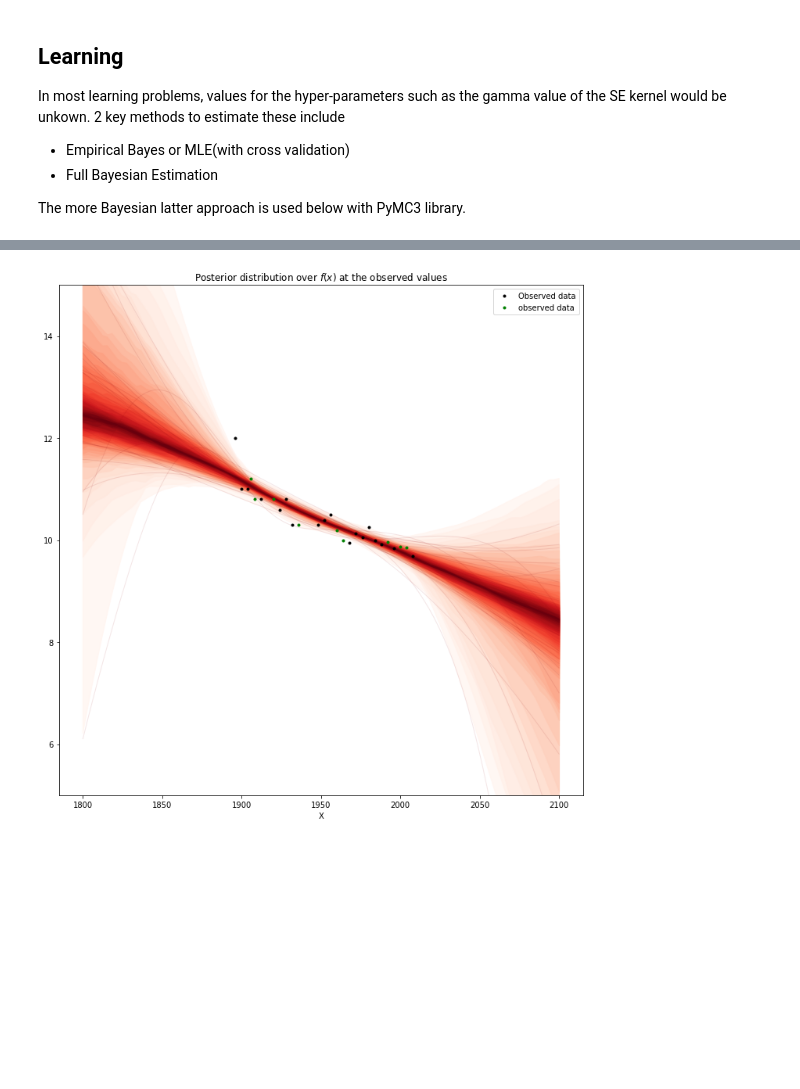
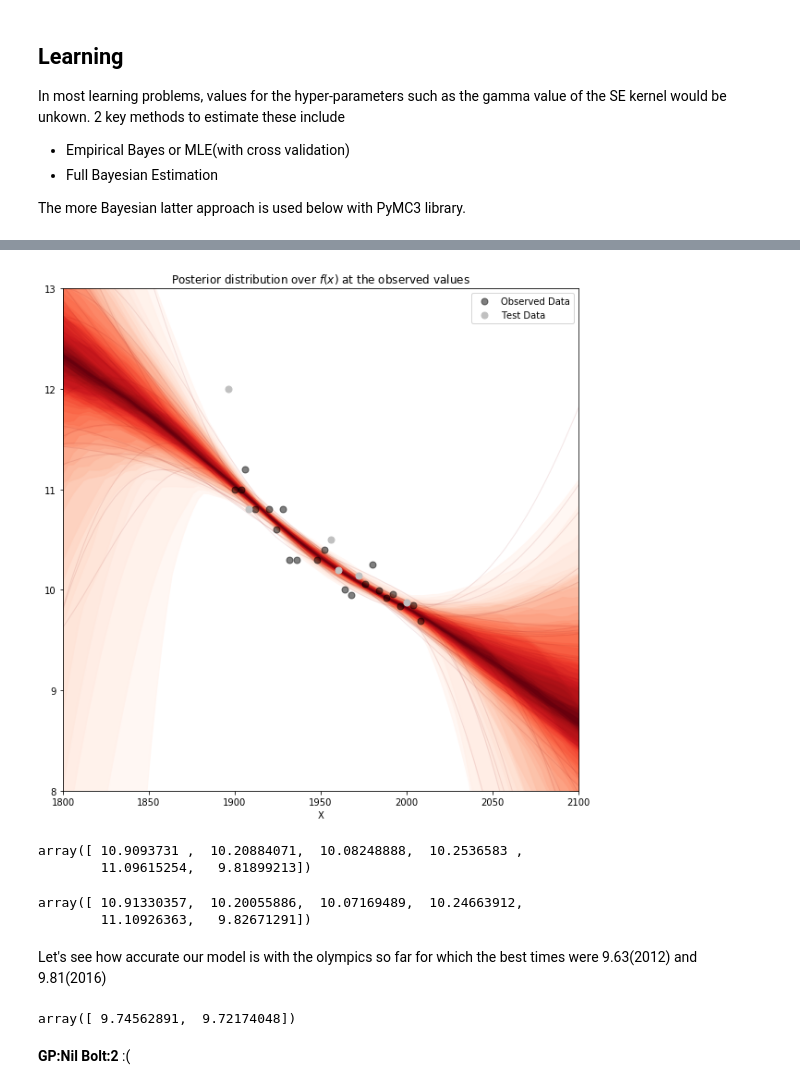
Before and after one commit to shehel/Bayesian_Learning, a Jupyter notebook: GP_regression.ipynb, the cells around one changed output, grey strips where cells are left out. Saved outputs shown, nothing was run; the diff lists cells and outputs as text; code cells hidden in the pictures; blank space fills up the shorter version.

```diff
--- a/GP_regression.ipynb
+++ b/GP_regression.ipynb
@@ -51 +46,11 @@ K_= K_.squeeze()
+# %%
+#Number of points in X
+n = 50
+#Number of functions to be samled
+j = 10
+X = np.linspace(-5, 5, n).reshape(-1,1)
+K = covariance(exponential_cov, X, X, 1)
+K= K.squeeze()
+#Ensure positive definite
+K = K + 1e-5*np.eye(n)
 # %%
@@ -133,7 +148,7 @@ datx = olympics[:,0]
 daty = olympics[:,1]
 # %%
 X_train, X_test, y, y_test = train_test_split(
-            datx, daty, test_size=0.33)
+            datx, daty, test_size=0.2)
 # %%
 fig = plt.figure()
 ax = fig.add_subplot(111, xlabel='x', ylabel='y', title='Generated data and underlying model')
@@ -155,7 +168,7 @@ with pm.Model() as model:
                            y=y, noise=noise)
 # %%
 with model:
-    trace = pm.sample(1000, start=start, chains=2, njobs=1)
+    trace = pm.sample(1000, chains=2, njobs=1)
 # %% [output]
 Auto-assigning NUTS sampler...
 Initializing NUTS using jitter+adapt_diag...
@@ -170,23 +182,48 @@ TypeError: Ambiguous name: y_preds - please check the names of the inputs of you
 X_pred = np.linspace(1800, 2100, 100).reshape(-1, 1)
 # %%
 with model:
-    pred = gp.conditional("preds", X_pred, tr)
+    pred = gp.conditional("preds", X_pred, pred_noise=False)
     samples = pm.sample_ppc(trace, vars=[pred], samples=200)
 # %%
 # plot the results
-fig = plt.figure(figsize=(12,12)); ax = fig.gca()
+fig = plt.figure(figsize=(10,10)); ax = fig.gca()
 
 # plot the samples from the gp posterior with samples and shading
 plot_gp_dist(ax, samples["preds"], X_pred);
 
 # plot the data and the true latent function
-plt.plot(X_train, y, 'ok', ms=3, alpha=1, label="Observed data", c='black');
-plt.plot(X_test, y_test, 'ok', c='green', ms=3, alpha=1.0, label="observed data");
+plt.plot(X_train, y, 'ok', ms=7, alpha=0.5, label="Observed Data", c='black');
+plt.plot(X_test, y_test, 'ok', c='silver', ms=7, alpha=1, label="Test Data");
 
 # axis labels and title
 plt.xlabel("X");
-plt.ylim([5,15]);
+plt.ylim([8,13]);
+plt.xlim([1800,2100]);
 
 plt.title("Posterior distribution over $f(x)$ at the observed values"); plt.legend();
 # %% [output]
-[figure, old version]
+[figure, new version]
+# %%
+#Making predictions.
+with model:
+    y_pred = gp.conditional("y_test", X_test.reshape(-1,1))
+    y_samples = pm.sample_ppc(trace, vars=[y_pred], samples=1000)
+y_pred = np.mean(y_samples['y_test'], 0); y_pred
+# %% [output]
+array([ 10.9093731 ,  10.20884071,  10.08248888,  10.2536583 ,
+        11.09615254,   9.81899213])
+# %%
+#Mean of Posteriors to use for prediction. Sampling done above also provides similar results.
+mean_posterior = {x:np.mean(trace.get_values(x)) for x in trace.varnames}
+mu, var = gp.predict(X_test.reshape(-1,1), point=mean_posterior, diag=True, pred_noise=True); mu
+# %% [output]
+array([ 10.91330357,  10.20055886,  10.07169489,  10.24663912,
+        11.10926363,   9.82671291])
+# %% [markdown]
+Let's see how accurate our model is with the olympics so far for which the best times were 9.63(2012) and 9.81(2016)
+# %%
+mu, var = gp.predict(np.array([[2012], [2016]]), point=mean_posterior, diag=True, pred_noise=True); mu
+# %% [output]
+array([ 9.74562891,  9.72174048])
+# %% [markdown]
+<b>GP:Nil Bolt:2</b> :(
```
Also changed, not shown: parts of 43 cells of this notebook, 1 other file.
